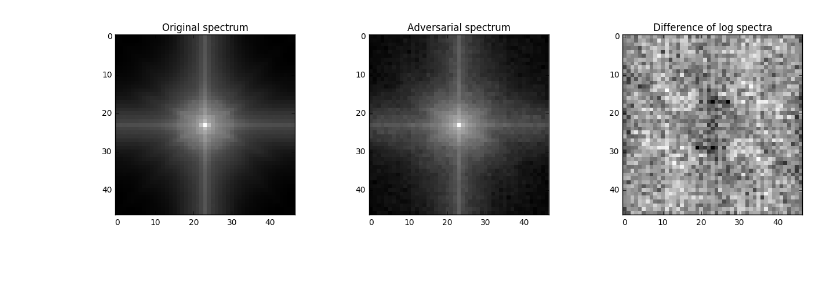
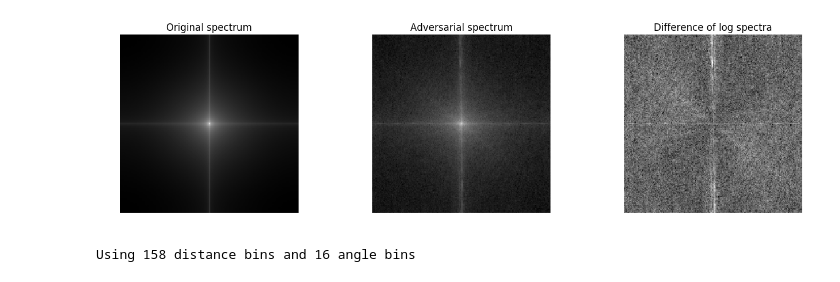
Before and after one commit to chris-code/master-thesis, a Jupyter notebook: notebooks/spectra-analyze.ipynb, the cells around one changed output. Cells and saved outputs as stored; diff of their text form; code cells hidden in the pictures.

Commit message:
Updated plot axes in spectra

```diff
--- a/notebooks/spectra-analyze.ipynb
+++ b/notebooks/spectra-analyze.ipynb
@@ -7,31 +7,34 @@ import matplotlib.pyplot as ppt
 ANGLE_BINS = 16
 
 DATA_ROOT = '/media/sf_Masterarbeit/data'
-ORIG_SPECTRUM_PATH = DATA_ROOT + '/spectra/gtsrb-ae-0.05-minconfidence-0.5-maxorig-0-orig.npy'
-AE_SPECTRUM_PATH = DATA_ROOT + '/spectra/gtsrb-ae-0.05-minconfidence-0.5-maxorig-0-ae.npy'
-SAVE_PATH_PREFIX = '/media/sf_Masterarbeit/master-thesis/report/images/spectra/gtsrb-ae-0.05-minconfidence-0.5-maxorig-0'
+ORIG_SPECTRUM_PATH = DATA_ROOT + '/spectra/imagenet-ae-10-3.0-minconfidence-0.9-maxorig-20000-orig.npy'
+AE_SPECTRUM_PATH = DATA_ROOT + '/spectra/imagenet-ae-10-3.0-minconfidence-0.9-maxorig-20000-ae.npy'
+SAVE_PATH_PREFIX = '/media/sf_Masterarbeit/master-thesis/report/images/spectra/imagenet-ae-10-3dot0-minconfidence-0dot9-maxorig-20000'
 # %%
 original_spectrum = np.load(ORIG_SPECTRUM_PATH)
 ae_spectrum = np.load(AE_SPECTRUM_PATH)
 log_spectra_difference = np.log(ae_spectrum) - np.log(original_spectrum)
 
 fig = ppt.figure(figsize=(16, 4))
 
 ax = ppt.subplot(1, 3, 1)
+ppt.axis('off')
 ppt.imshow(np.log(original_spectrum[0, 0]), cmap='gray', interpolation='none')
 ppt.title('Original spectrum')
 
 ax = ppt.subplot(1, 3, 2)
+ppt.axis('off')
 ppt.imshow(np.log(ae_spectrum[0, 0]), cmap='gray', interpolation='none')
 ppt.title('Adversarial spectrum')
 
 ax = ppt.subplot(1, 3, 3)
+ppt.axis('off')
 ppt.imshow(log_spectra_difference[0, 0], cmap='gray', interpolation='none')
 ppt.title('Difference of log spectra')
 
 fig.savefig(SAVE_PATH_PREFIX + '-spectra.png', bbox_inches='tight')
 # %% [output]
-[figure, old version]
+[figure, new version]
 # %%
 def activity_distribution(spectrum, range_bins, angle_bins):
     spectrum = spectrum.reshape(spectrum.shape[-2:])
@@ -78,6 +81,8 @@ print('Using {0} distance bins and {1} angle bins'.format(distance_bins, ANGLE_B
 original_distance_distribution, original_angle_distribution = activity_distribution(original_spectrum, distance_bins, ANGLE_BINS)
 ae_distance_distribution, ae_angle_distribution = activity_distribution(ae_spectrum, distance_bins, ANGLE_BINS)
 diff_distance_distribution, diff_angle_distribution = activity_distribution(log_spectra_difference, distance_bins, ANGLE_BINS)
+# %% [output]
+Using 158 distance bins and 16 angle bins
 # %%
 fig = ppt.figure(figsize=(16, 4))
 
```
Also changed, not shown: parts of 1 cell of this notebook, 1 other file.
